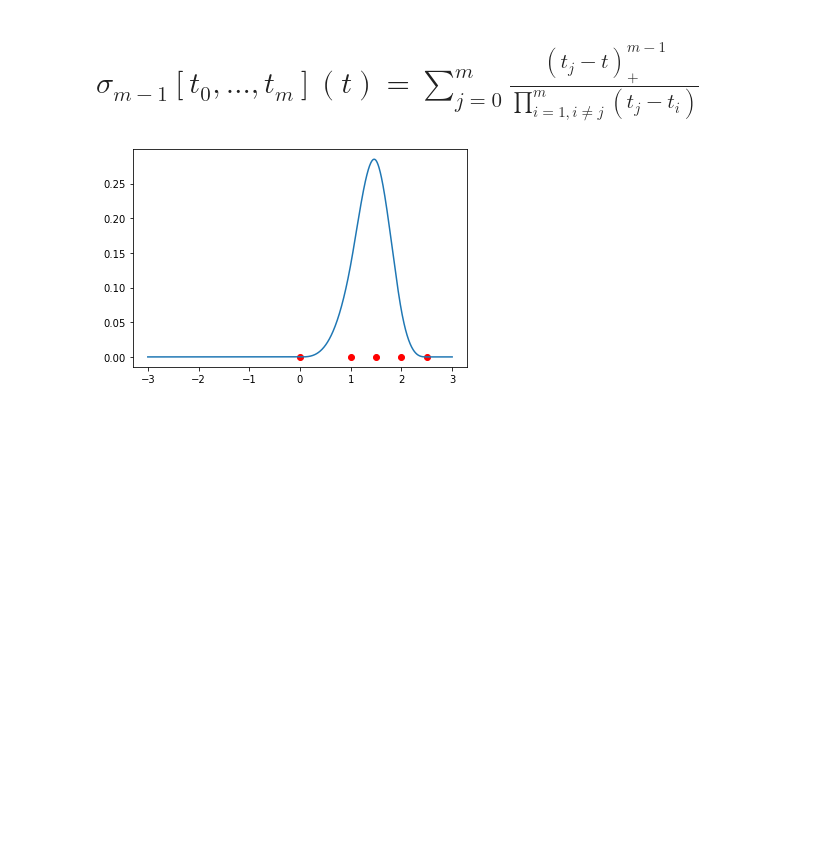
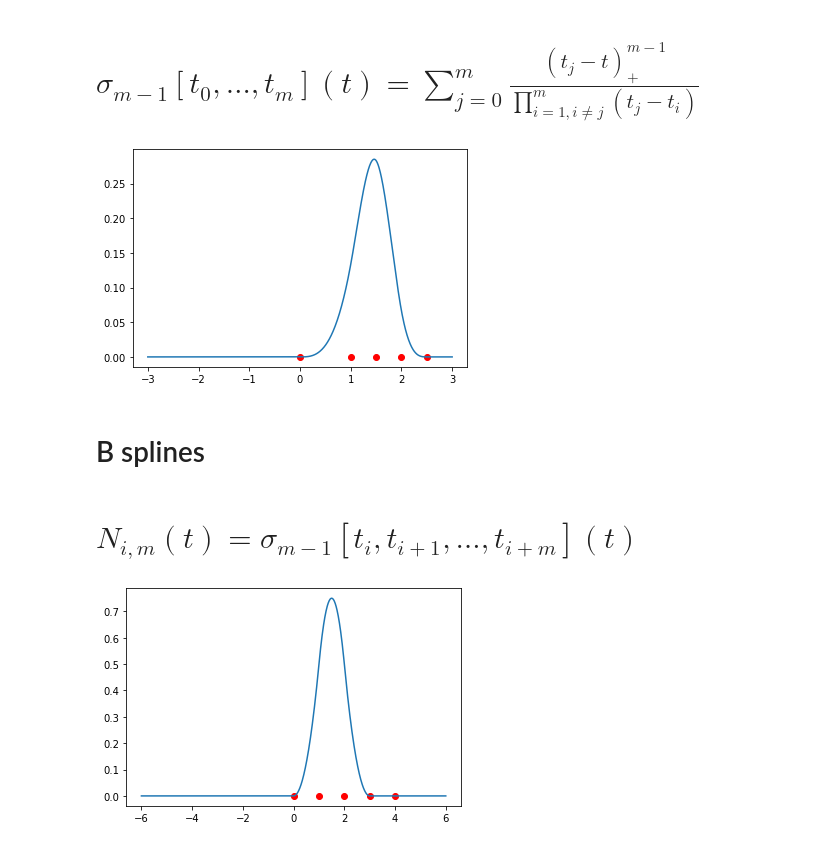
Before and after one commit to kamosevoyan/Computer-Geometry, a Jupyter notebook: Sigma_functions.ipynb, the cells around one changed output. Saved outputs shown, nothing was run; the diff lists cells and outputs as text; code cells hidden in the pictures; blank space fills up the shorter version.

```diff
--- a/Sigma_functions.ipynb
+++ b/Sigma_functions.ipynb
@@ -35,3 +25,17 @@ plt.scatter(T, numpy.zeros(T.shape[0]), c="red")
 plt.show()
 # %% [output]
 [figure]
+# %% [markdown]
+# B splines
+# %% [markdown]
+# $N_{i,m}(t)=\sigma_{m-1}\left[t_i, t_{i+1}, \dots, t_{i+m}\right](t)$
+# %%
+x = numpy.linspace(-6, 6, num=1000)
+# %%
+T = numpy.array([0, 1, 2, 3, 4])
+# %%
+plt.plot(x, norm_bspline(0, 3, T, x))
+plt.scatter(T, numpy.zeros(T.shape[0]), c="red")
+plt.show()
+# %% [output]
+[figure, added]
```
Also changed, not shown: parts of 17 cells of this notebook.
